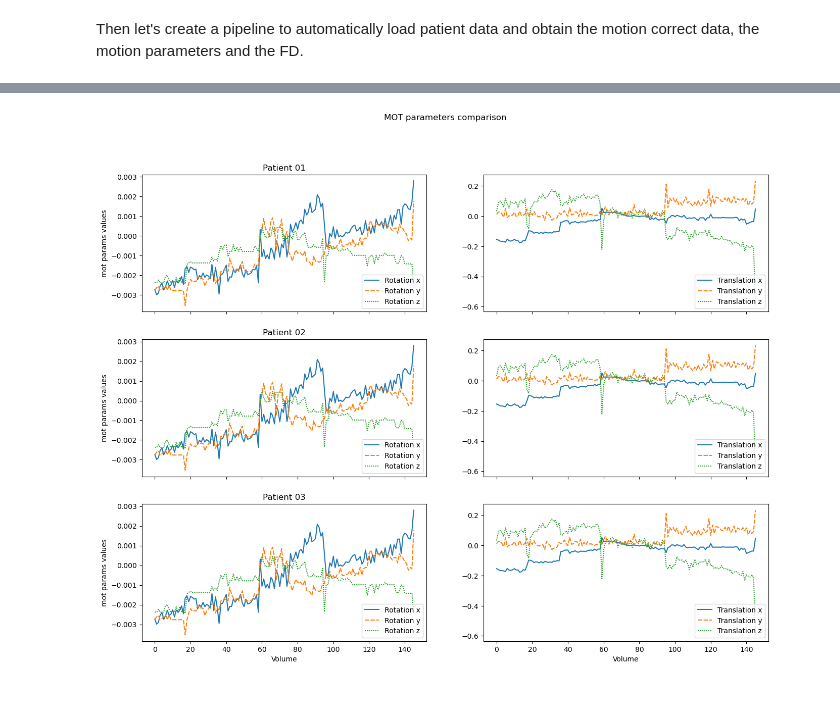
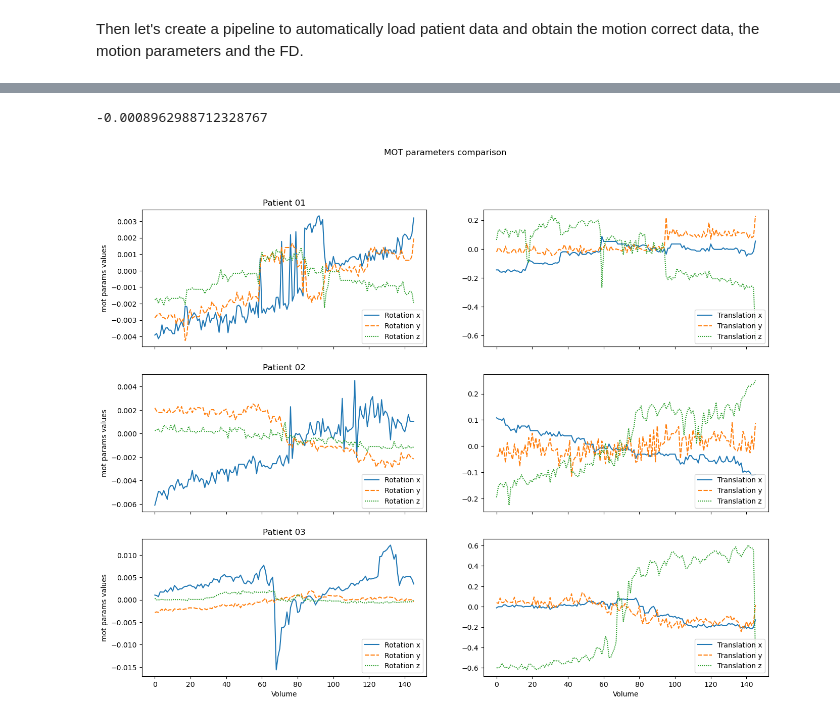
Before and after one commit to claireFriedrich/NSSP, a Jupyter notebook: MiniProject1.ipynb, the cells around one changed output, grey strips where cells are left out. Saved outputs shown, nothing was run; the diff lists cells and outputs as text; code cells hidden in the pictures.

```diff
--- a/MiniProject1.ipynb
+++ b/MiniProject1.ipynb
@@ -330,2 +412,0 @@ fd = compute_FD_power(mot_params).to_numpy()
-# %%
-threshold = np.quantile(fd,0.75) + 1.5*(np.quantile(fd,0.75) - np.quantile(fd,0.25))
@@ -411,8 +521,7 @@ First let's create a reference image for motion correction by generating a mean
 # %%
 #motion correction
-path_original_data = os.path.join(bids_root, 'sub-01', 'func', 'sub-01' + '_task-flanker_run-1_bold.nii.gz')
-path_moco_data = os.path.join(preproc_root, 'sub-01', 'func', 'sub-01' + '_task-flanker_run-1_bold_mean_moco')
-mcflirt(infile=path_original_data,o=path_moco_data, plots=True, report=True, dof=6, mats=True, refvol="mean")
+path_moco_data_mean = os.path.join(preproc_root, 'sub-01', 'func', 'sub-01' + '_task-flanker_run-1_bold_mean_moco')
+mcflirt(infile=path_original_data1,o=path_moco_data_mean, plots=True, report=True, dof=6, mats=True, refvol="mean")
 # %% [output]
 Processed data will be saved as /home/challier/Desktop/MyFiles/My_Documents/NSSP/dataset/ds000102/derivatives/preprocessed_data/sub-01/func/sub-01_task-flanker_run-1_bold_mean_moco
 
@@ -440,7 +549,7 @@ Image(sub-01_task-flanker_run-1_bold_mean_moco, /home/challier/Desktop/MyFiles/M
 # %% [markdown]
 Then let's create a pipeline to automatically load patient data and obtain the motion correct data, the motion parameters and the FD.
 # %%
-def motion_correction(dataset_id, subject ):
+def set_data(dataset_id, subject) :
 
     #set path
     sub_number = 'sub-'+ subject
@@ -455,6 +564,7 @@ def motion_correction(dataset_id, subject ):
     anat_path = op.join(bids_root, sub_number, 'anat')
     mkdir_no_exist(op.join(bids_root, sub_number))
     mkdir_no_exist(func_path)
+    mkdir_no_exist(preproc_root)
     mkdir_no_exist(anat_path)
 
     #load data
@@ -469,25 +579,38 @@ def motion_correction(dataset_id, subject ):
                                            anat_path])
 
     mkdir_no_exist(op.join(bids_root, 'derivatives'))
-    preproc_root = op.join(bids_root, 'derivatives','preprocessed_data')
-    mkdir_no_exist(preproc_root)
     mkdir_no_exist(op.join(preproc_root, sub_number))
     mkdir_no_exist(op.join(preproc_root, sub_number, 'anat'))
     mkdir_no_exist(op.join(preproc_root, sub_number, 'func'))
     mkdir_no_exist(op.join(preproc_root, sub_number, 'fmap'))
 
-    #brain extraction
-    anatomical_path = op.join(bids_root, sub_number, 'anat', sub_number + '_T1w.nii.gz')
-    betted_brain_05_path = op.join(preproc_root, sub_number, 'anat', sub_number + '_T1w_05')
-    resulting_mask_05_path = op.join(preproc_root, sub_number, 'anat', sub_number + '_T1w_05_mask')
-    bet(anatomical_path, betted_brain_05_path, mask=resulting_mask_05_path)
+    return bids_root, preproc_root
+
+def motion_correction(dataset_id, subject):
+
+    bids_root, preproc_root = set_data(dataset_id, subject)
+
+    sub_number = 'sub-'+ subject
+    anatomical_path, betted_brain_path, resulting_mask_05_path = brain_extraction(subject, "sub-"+ subject +'_T1w')
 
     #motion correction
     path_original_data = os.path.join(bids_root, sub_number, 'func', sub_number + '_task-flanker_run-1_bold.nii.gz')
     path_moco_data = os.path.join(preproc_root, sub_number, 'func', sub_number + '_task-flanker_run-1_bold_moco')
-    mcflirt(infile=path_original_data,o=path_moco_data, plots=True, report=True, dof=6, mats=True)
+    #mcflirt(infile=path_original_data,o=path_moco_data, plots=True, report=True, dof=6, mats=True, refvol="mean")
 
-    mot_params = load_mot_params_fsl_6_dof(op.join(preproc_root, sub_number, 'func', sub_number + '_task-flanker_run-1_bold_moco.par'))
+    '''
+    data_moco = load_data(path_moco_data + ".nii.gz")
+    data_moco_mean = np.mean(data_moco, axis=-1)
+    data_moco_mean_nib = nib.Nifti1Image(data_moco_mean, img_moco.affine, img_moco.header)
+    data_moco_mean_path = os.path.join(preproc_root, sub_number, 'func', 'mean_func.nii.gz')
+    nib.save(data_moco_mean_nib, data_moco_mean_path)
+    # use -meanvol ???
+    '''
+
+    #mcflirt(infile=path_original_data,o=path_moco_data, plots=True, report=True, dof=6, mats=True, refvol=data_moco_mean_path)
+    mcflirt(infile=path_original_data,o=path_moco_data, plots=True, report=True, dof=6, mats=True, meanvol=True)
+
+    mot_params = load_mot_params_fsl_6_dof(path_moco_data +'.par')
 
     return path_original_data, path_moco_data, mot_params, compute_FD_power(mot_params).to_numpy()
 # %%
@@ -541,3 +674,6 @@ third iteration - 4mm scaling, eighth tolerance
 #compare the motion parameters
 #TODO : find a better comparison, variance ?
 params_list = [results[0][2],results[1][2],results[2][2]]
+np.mean(params_list[0]['Rotation x'])
+# %% [output]
+-0.0008962988712328767
@@ -544,24 +780,24 @@ params_list = [results[0][2],results[1][2],results[2][2]]
 # %%
 import seaborn as sns
 
 num_subplots = len(list_patient)
 
 fig, axes = plt.subplots(num_subplots, 2, figsize=(16, 4 * num_subplots), sharex=True)
 fig.suptitle('MOT parameters comparison')
 
 for i, param in enumerate(params_list):
-    sns.lineplot(mot_params[["Rotation x", "Rotation y", "Rotation z"]], ax=axes[i][0])
-    sns.lineplot(mot_params[["Translation x", "Translation y", "Translation z"]], ax=axes[i][1])
+    sns.lineplot(param[["Rotation x", "Rotation y", "Rotation z"]], ax=axes[i][0])
+    sns.lineplot(param[["Translation x", "Translation y", "Translation z"]], ax=axes[i][1])
 
     axes[i][0].set_title("Patient %s" % list_patient[i])
 
     axes[i][0].set_xlabel('Volume')
     axes[i][1].set_xlabel('Volume')
     axes[i][0].set_ylabel('mot params values')
     axes[i][0].legend(loc='lower right')
     axes[i][1].legend(loc='lower right')
 # %% [output]
-[figure, old version]
+[figure, new version]
 # %%
 def compare_fd (fd_data_list, list_patient) :
 
```
Also changed, not shown: parts of 61 cells of this notebook.
